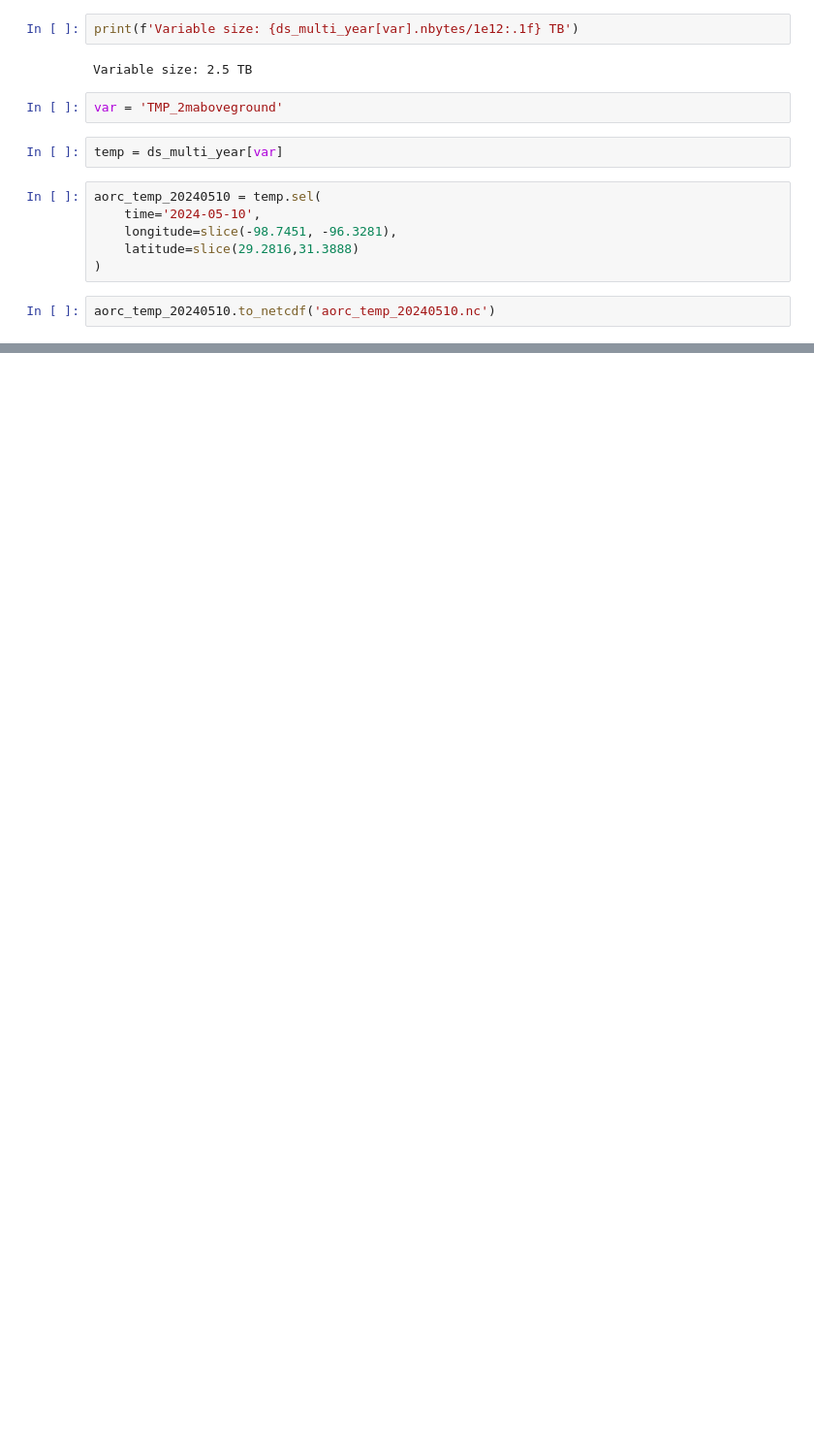
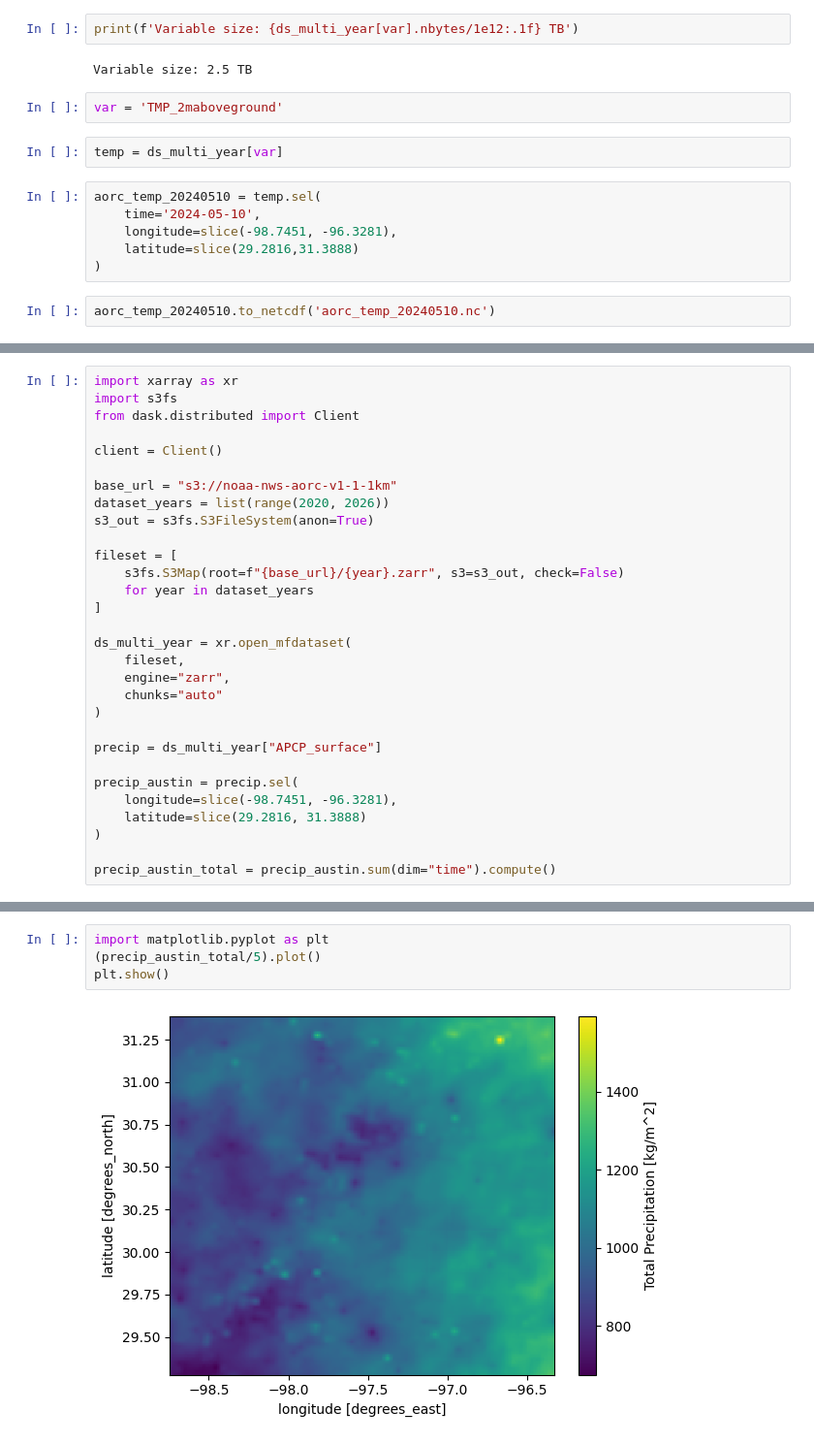
Before and after one commit to nvnsudharsan/AORC_data_download, a Jupyter notebook: AORC.ipynb, the cells around one changed output, grey strips where cells are left out. Shown at 97% size. Drawn from its saved outputs; the diff is of its cells as text; blank space fills up the shorter version.

```diff
--- a/AORC.ipynb
+++ b/AORC.ipynb
@@ -139,0 +193,30 @@ aorc_temp_20240510.to_netcdf('aorc_temp_20240510.nc')
+# %%
+import xarray as xr
+import s3fs
+from dask.distributed import Client
+
+client = Client()
+
+base_url = "s3://noaa-nws-aorc-v1-1-1km"
+dataset_years = list(range(2020, 2026))
+s3_out = s3fs.S3FileSystem(anon=True)
+
+fileset = [
+    s3fs.S3Map(root=f"{base_url}/{year}.zarr", s3=s3_out, check=False)
+    for year in dataset_years
+]
+
+ds_multi_year = xr.open_mfdataset(
+    fileset,
+    engine="zarr",
+    chunks="auto"
+)
+
+precip = ds_multi_year["APCP_surface"]
+
+precip_austin = precip.sel(
+    longitude=slice(-98.7451, -96.3281),
+    latitude=slice(29.2816, 31.3888)
+)
+
+precip_austin_total = precip_austin.sum(dim="time").compute()
@@ -139,0 +261,6 @@ aorc_temp_20240510.to_netcdf('aorc_temp_20240510.nc')
+# %%
+import matplotlib.pyplot as plt
+(precip_austin_total/5).plot()
+plt.show()
+# %% [output]
+[figure, added]
```
Also changed, not shown: parts of 13 cells of this notebook.
